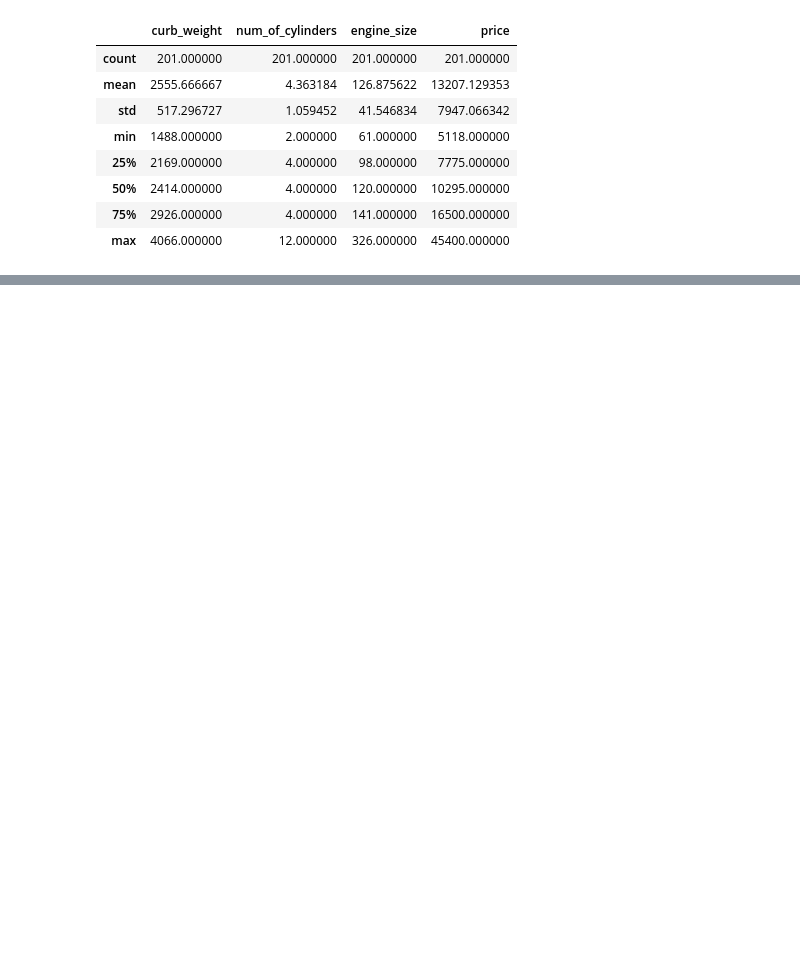
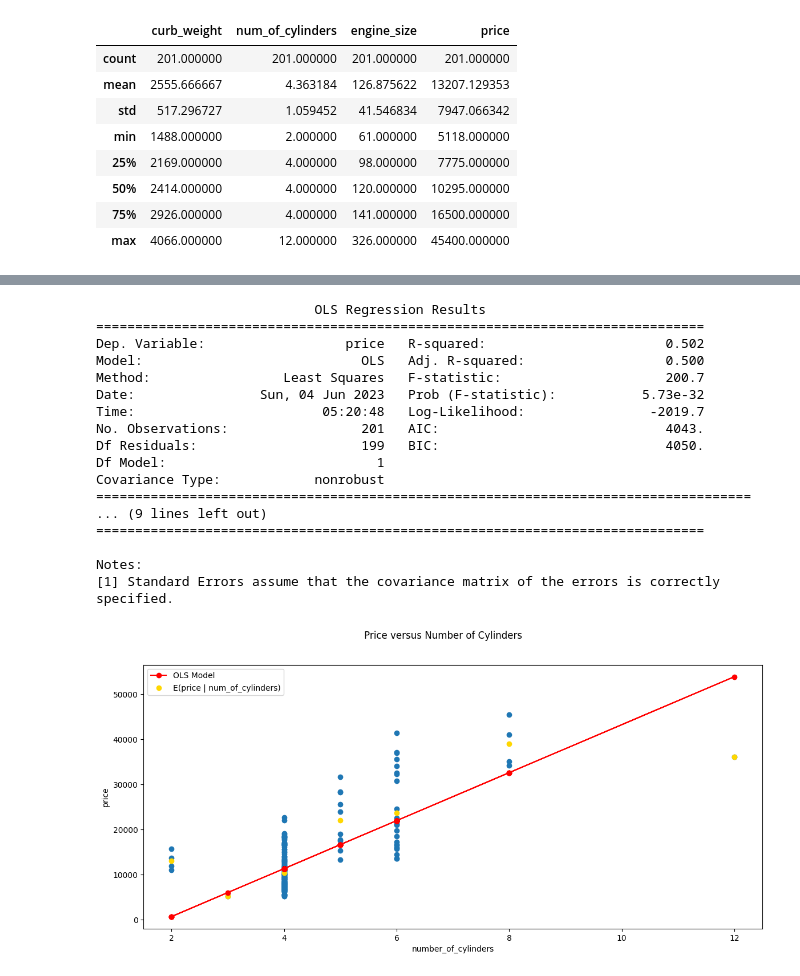
Before and after one commit to stats9/math-and-python, a Jupyter notebook: Quantile_Regression.ipynb, the cells around one changed output, grey strips where cells are left out. Drawn from its saved outputs; the diff is of its cells as text; code cells hidden in the pictures; blank space fills up the shorter version.

```diff
--- a/Quantile_Regression.ipynb
+++ b/Quantile_Regression.ipynb
@@ -147,0 +221,43 @@ array([-1.12028929,  3.43087179,  2.43795022,  5.91065635,  5.63940323,
+# %%
+## use patsy syntax for define Design Matrix
+
+reg_exp = 'price ~ num_of_cylinders'
+y_train, X_train = dmatrices(reg_exp, dat, return_type='dataframe')
+# %%
+#Build and train an OLS regression model
+olsr_model = sm.OLS(endog=y_train, exog=X_train)
+olsr_model_results = olsr_model.fit()
+print(olsr_model_results.summary())
+
+#Plot the OLS regression line on the scatter plot of Price versus num_of_cylinders
+fig = plt.figure(figsize = (14, 6))
+fig.suptitle('Price versus Number of Cylinders')
+plt.xlabel('number_of_cylinders')
+plt.ylabel('price')
+plt.scatter(x=dat['num_of_cylinders'], y=dat['price'])#Get the estimated conditional means from the trained OLS model
+y_pred_ols = olsr_model_results.predict(X_train)#Plot the estimated conditional means
+ols, = plt.plot(X_train['num_of_cylinders'], y_pred_ols,
+    color='red', marker='o', linestyle='solid', label='OLS Model')#Also plot the observed conditional means i.e. E(price | num_of_cylinders)
+conditional_mean_pts = plt.scatter(x=num_of_cylinders, y=conditional_means, c='gold', marker='o', label='E(price | num_of_cylinders)')
+
+plt.legend(handles=[ols, conditional_mean_pts])
+plt.show()
+# %% [output]
+                            OLS Regression Results
+==============================================================================
+Dep. Variable:                  price   R-squared:                       0.502
+Model:                            OLS   Adj. R-squared:                  0.500
+Method:                 Least Squares   F-statistic:                     200.7
+Date:                Sun, 04 Jun 2023   Prob (F-statistic):           5.73e-32
+Time:                        05:20:48   Log-Likelihood:                -2019.7
+No. Observations:                 201   AIC:                             4043.
+Df Residuals:                     199   BIC:                             4050.
+Df Model:                           1
+Covariance Type:            nonrobust
+====================================================================================
+... (9 lines left out)
+==============================================================================
+
+Notes:
+[1] Standard Errors assume that the covariance matrix of the errors is correctly specified.
+[figure, added]
```
Also changed, not shown: parts of 28 cells of this notebook, 1 other file.
